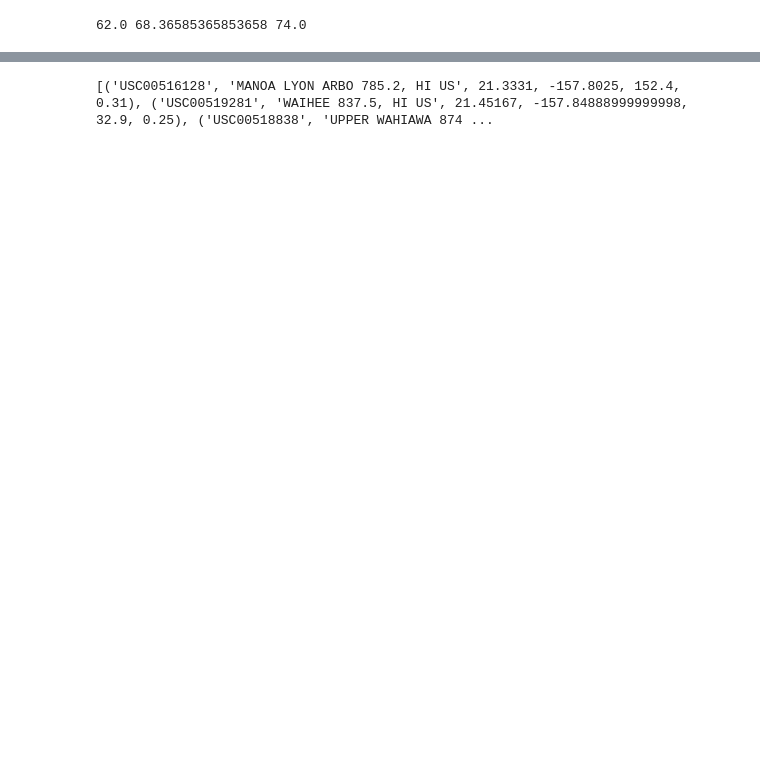
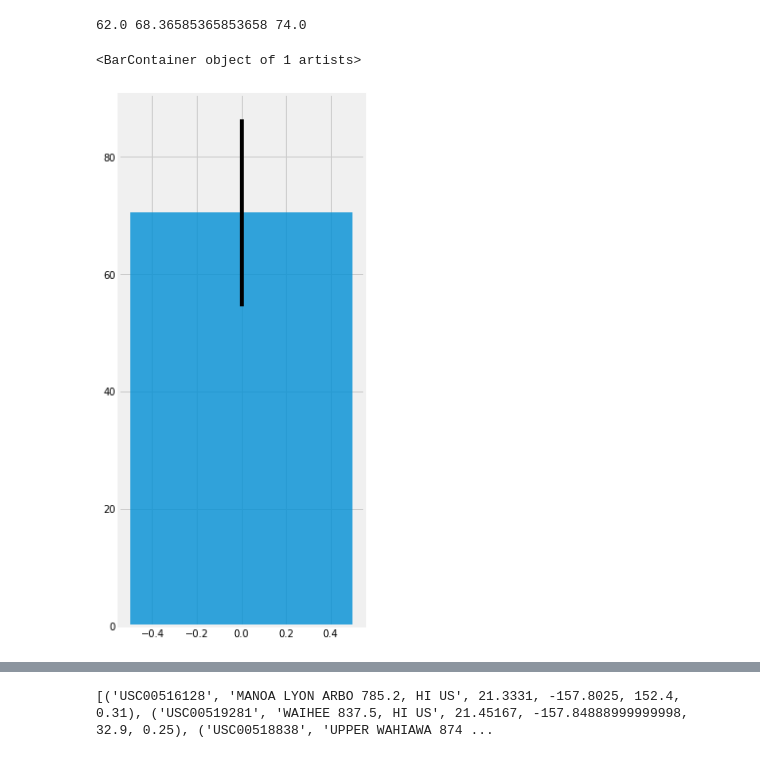
Before and after one commit to zhenyang9261/data-homework-orm, a Jupyter notebook: climate_starter.ipynb, the cells around one changed output, grey strips where cells are left out. Cells and saved outputs as stored; diff of their text form; code cells hidden in the pictures; blank space fills up the shorter version.

```diff
--- a/climate_starter.ipynb
+++ b/climate_starter.ipynb
@@ -293,6 +312,20 @@ print(calc_temps('2012-02-28', '2012-03-05'))
 # for your trip using the previous year's data for those same dates.
 # %% [output]
 62.0 68.36585365853658 74.0
+# %%
+# Plot the results from your previous query as a bar chart.
+# Use "Trip Avg Temp" as your Title
+# Use the average temperature for the y value
+# Use the peak-to-peak (tmax-tmin) value as the y error bar (yerr)
+
+xpos = np.arange(1)
+ypos = tave
+
+fig, ax1 = plt.subplots(figsize=(4,10))
+ax1.bar(xpos, ypos, yerr=tmax-tmin, width=1, alpha=0.8)
+# %% [output]
+<BarContainer object of 1 artists>
+[figure, added]
 # %%
 # Plot the results from your previous query as a bar chart.
 # Use "Trip Avg Temp" as your Title
```
Also changed, not shown: parts of 8 cells of this notebook.
